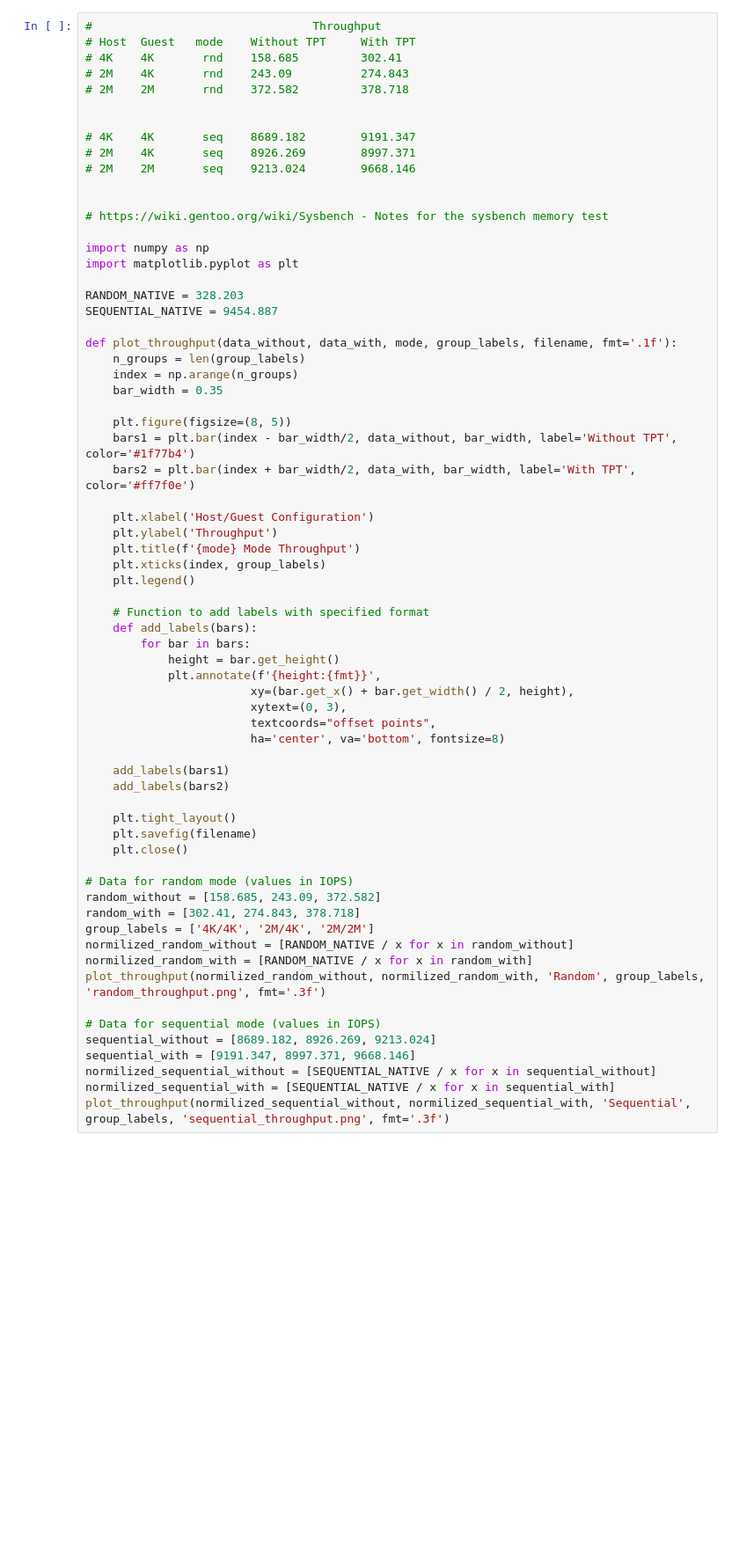
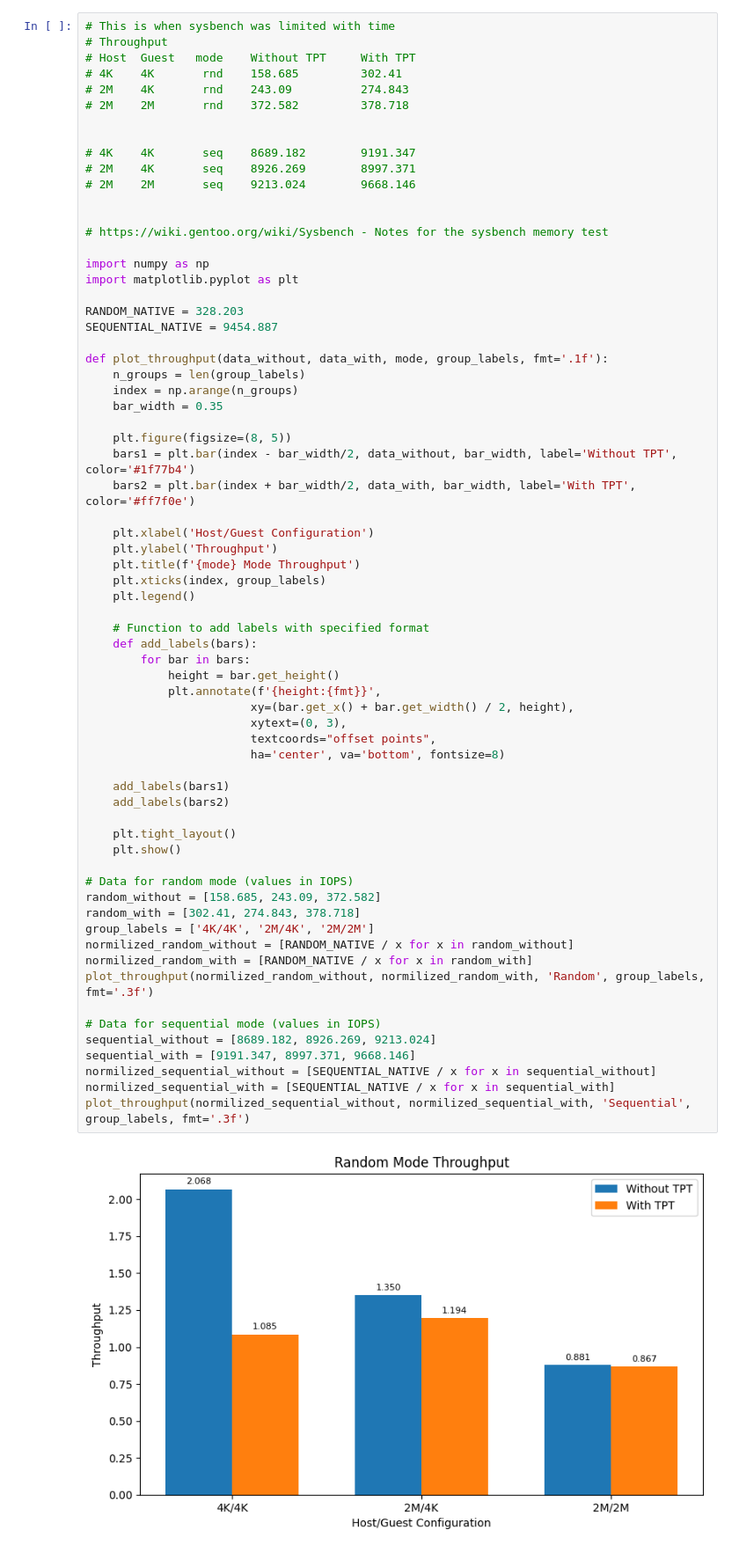
Before and after one commit to vp722/report, a Jupyter notebook: plots.ipynb, the cells around one changed output. Shown at 88% size. Saved outputs shown, nothing was run; the diff lists cells and outputs as text; blank space fills up the shorter version.

```diff
--- a/plots.ipynb
+++ b/plots.ipynb
@@ -1,5 +1,6 @@
 # %%
-# 			                     Throughput
+# This is when sysbench was limited with time
+# Throughput
 # Host 	Guest 	mode 	Without TPT 	With TPT
 # 4K	4K	     rnd 	158.685	        302.41
 # 2M	4K 	     rnd 	243.09	        274.843
@@ -19,7 +20,7 @@ import matplotlib.pyplot as plt
 RANDOM_NATIVE = 328.203
 SEQUENTIAL_NATIVE = 9454.887
 
-def plot_throughput(data_without, data_with, mode, group_labels, filename, fmt='.1f'):
+def plot_throughput(data_without, data_with, mode, group_labels, fmt='.1f'):
     n_groups = len(group_labels)
     index = np.arange(n_groups)
     bar_width = 0.35
@@ -34,34 +35,35 @@ def plot_throughput(data_without, data_with, mode, group_labels, filename, fmt='
     plt.xticks(index, group_labels)
     plt.legend()
 
     # Function to add labels with specified format
     def add_labels(bars):
         for bar in bars:
             height = bar.get_height()
             plt.annotate(f'{height:{fmt}}',
                         xy=(bar.get_x() + bar.get_width() / 2, height),
                         xytext=(0, 3),
                         textcoords="offset points",
                         ha='center', va='bottom', fontsize=8)
 
     add_labels(bars1)
     add_labels(bars2)
 
     plt.tight_layout()
-    plt.savefig(filename)
-    plt.close()
+    plt.show()
 
 # Data for random mode (values in IOPS)
 random_without = [158.685, 243.09, 372.582]
 random_with = [302.41, 274.843, 378.718]
 group_labels = ['4K/4K', '2M/4K', '2M/2M']
 normilized_random_without = [RANDOM_NATIVE / x for x in random_without]
 normilized_random_with = [RANDOM_NATIVE / x for x in random_with]
-plot_throughput(normilized_random_without, normilized_random_with, 'Random', group_labels, 'random_throughput.png', fmt='.3f')
+plot_throughput(normilized_random_without, normilized_random_with, 'Random', group_labels, fmt='.3f')
 
 # Data for sequential mode (values in IOPS)
 sequential_without = [8689.182, 8926.269, 9213.024]
 sequential_with = [9191.347, 8997.371, 9668.146]
 normilized_sequential_without = [SEQUENTIAL_NATIVE / x for x in sequential_without]
 normilized_sequential_with = [SEQUENTIAL_NATIVE / x for x in sequential_with]
-plot_throughput(normilized_sequential_without, normilized_sequential_with, 'Sequential', group_labels, 'sequential_throughput.png', fmt='.3f')
+plot_throughput(normilized_sequential_without, normilized_sequential_with, 'Sequential', group_labels, fmt='.3f')
+# %% [output]
+[figure, added]
```
Also changed, not shown: parts of 8 cells of this notebook, 9 other files.
